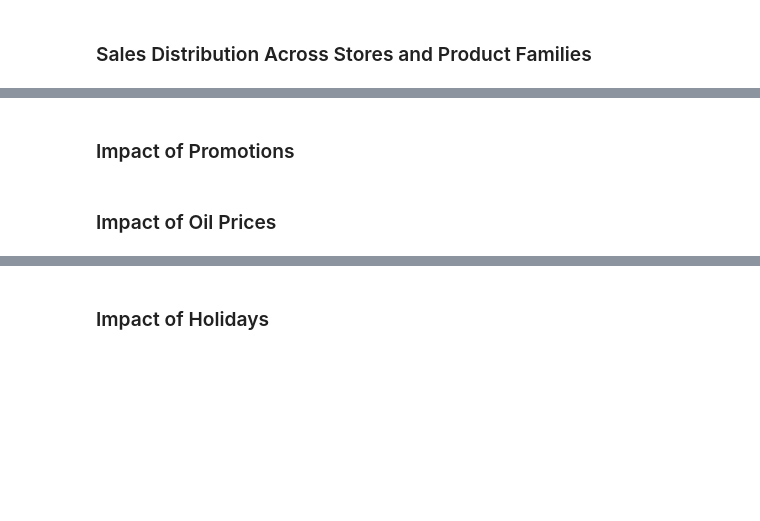
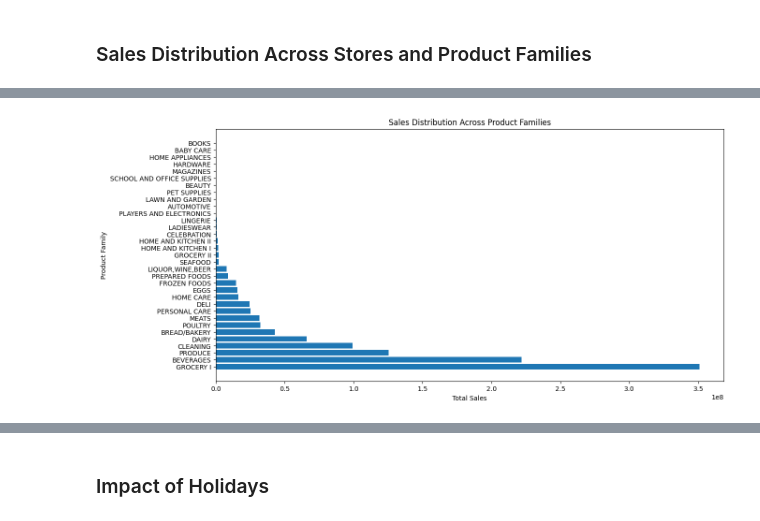
Before and after one commit to elishastanley/Demand-Forecasting-Optimization-for-Corporation-Favorita-A-Time-Series-Regression-ML-Approach, a Jupyter notebook: Notebooks/main.ipynb, the cells around one changed output, grey strips where cells are left out. Cells and saved outputs as stored; diff of their text form; code cells hidden in the pictures; blank space fills up the shorter version.

```diff
--- a/Notebooks/main.ipynb
+++ b/Notebooks/main.ipynb
@@ -381,10 +426,10 @@ test_merged['dayofweek'] = test_merged['date'].dt.dayofweek
 # %%
-# # Plot sales distribution across product families
-# plt.figure(figsize=(14, 7))
-# plt.barh(family_sales['family'], family_sales['sales'])
-# plt.xlabel('Total Sales')
-# plt.ylabel('Product Family')
-# plt.title('Sales Distribution Across Product Families')
-# plt.show()
+# Plot sales distribution across product families
+plt.figure(figsize=(14, 7))
+plt.barh(family_sales['family'], family_sales['sales'])
+plt.xlabel('Total Sales')
+plt.ylabel('Product Family')
+plt.title('Sales Distribution Across Product Families')
+plt.show()
+# %% [output]
+[figure, added]
-# %% [markdown]
-### Impact of Promotions
@@ -405,2 +435,0 @@ test_merged['dayofweek'] = test_merged['date'].dt.dayofweek
-# %% [markdown]
-### Impact of Oil Prices
```
Also changed, not shown: parts of 44 cells of this notebook, 1 other file.
